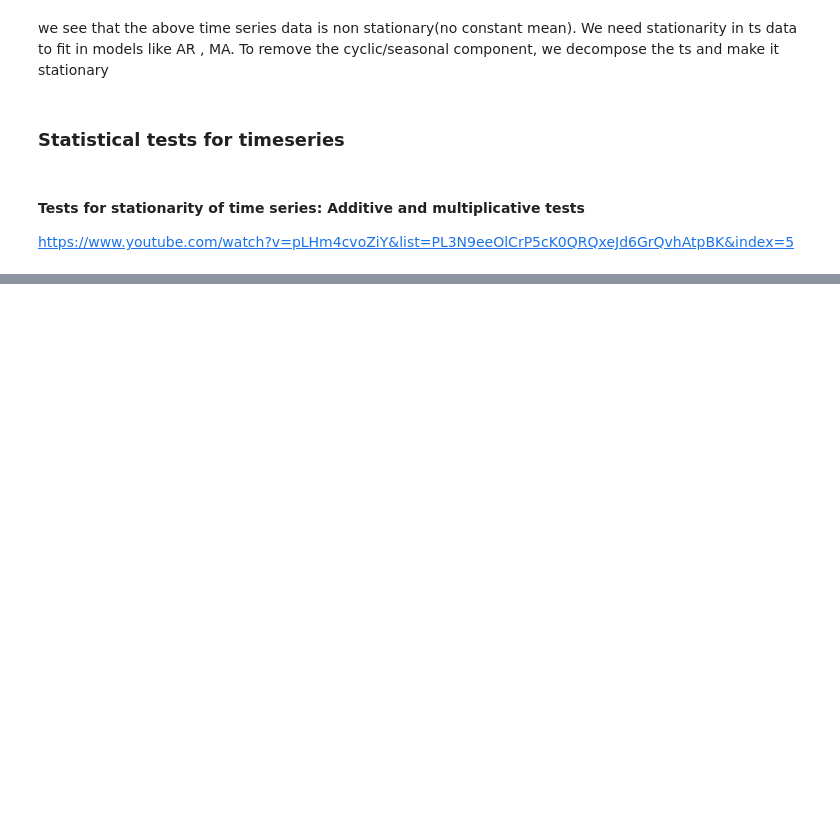
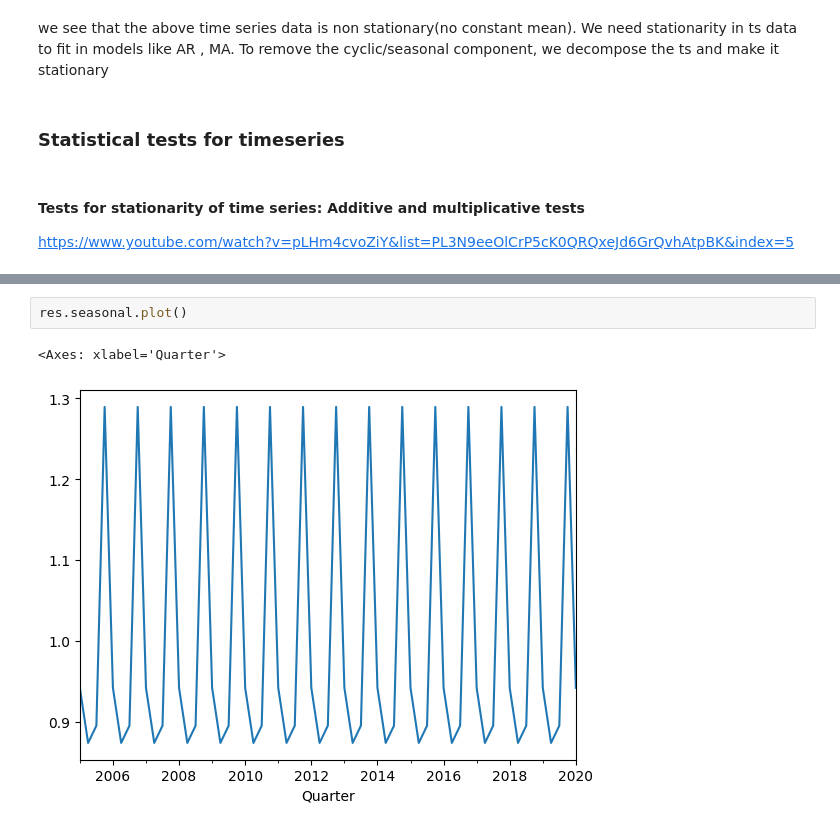
Before and after one commit to SarathiSoundarya/timeseries, a Jupyter notebook: decompose_timeseries.ipynb, the cells around one changed output, grey strips where cells are left out. Drawn from its saved outputs; the diff is of its cells as text; blank space fills up the shorter version.

```diff
--- a/decompose_timeseries.ipynb
+++ b/decompose_timeseries.ipynb
@@ -55,0 +124,5 @@ https://www.youtube.com/watch?v=pLHm4cvoZiY&list=PL3N9eeOlCrP5cK0QRQxeJd6GrQvhAt
+# %%
+res.seasonal.plot()
+# %% [output]
+<Axes: xlabel='Quarter'>
+[figure, added]
```
Also changed, not shown: parts of 13 cells of this notebook, 9 other files.
